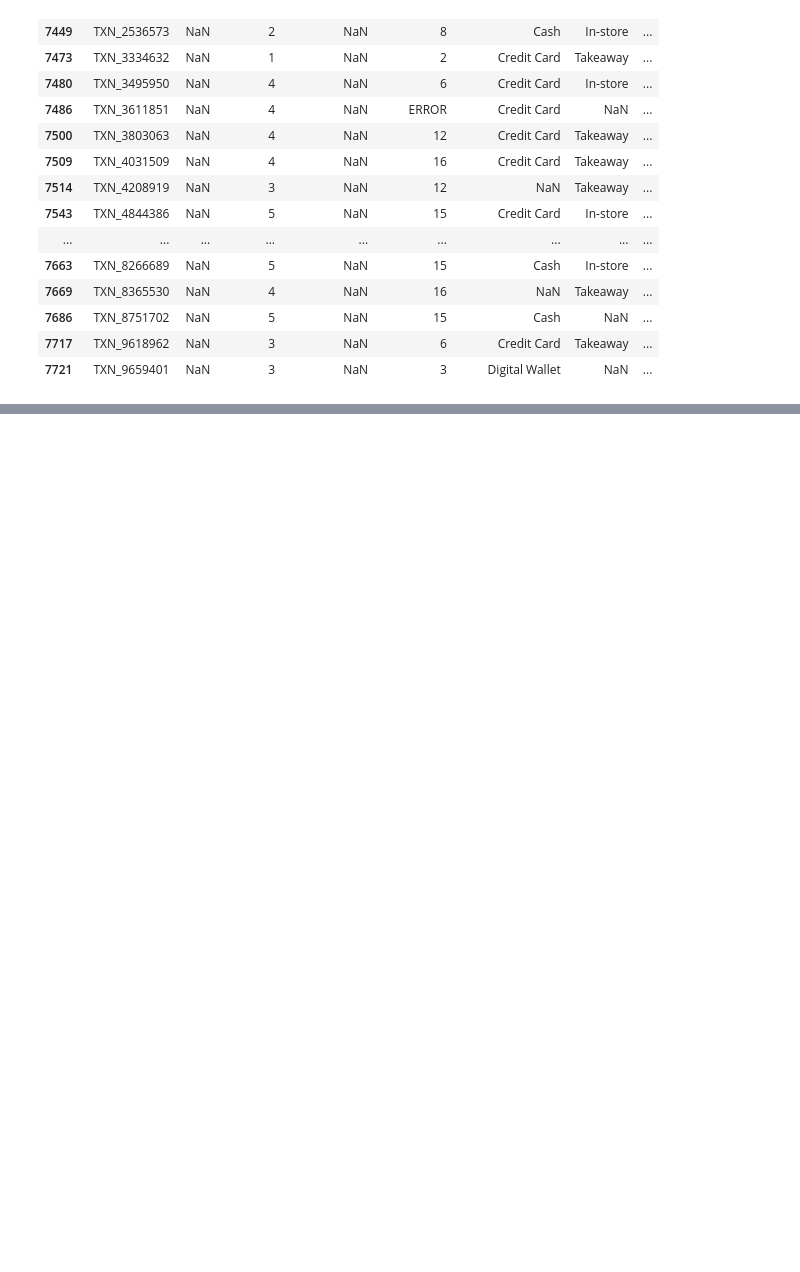
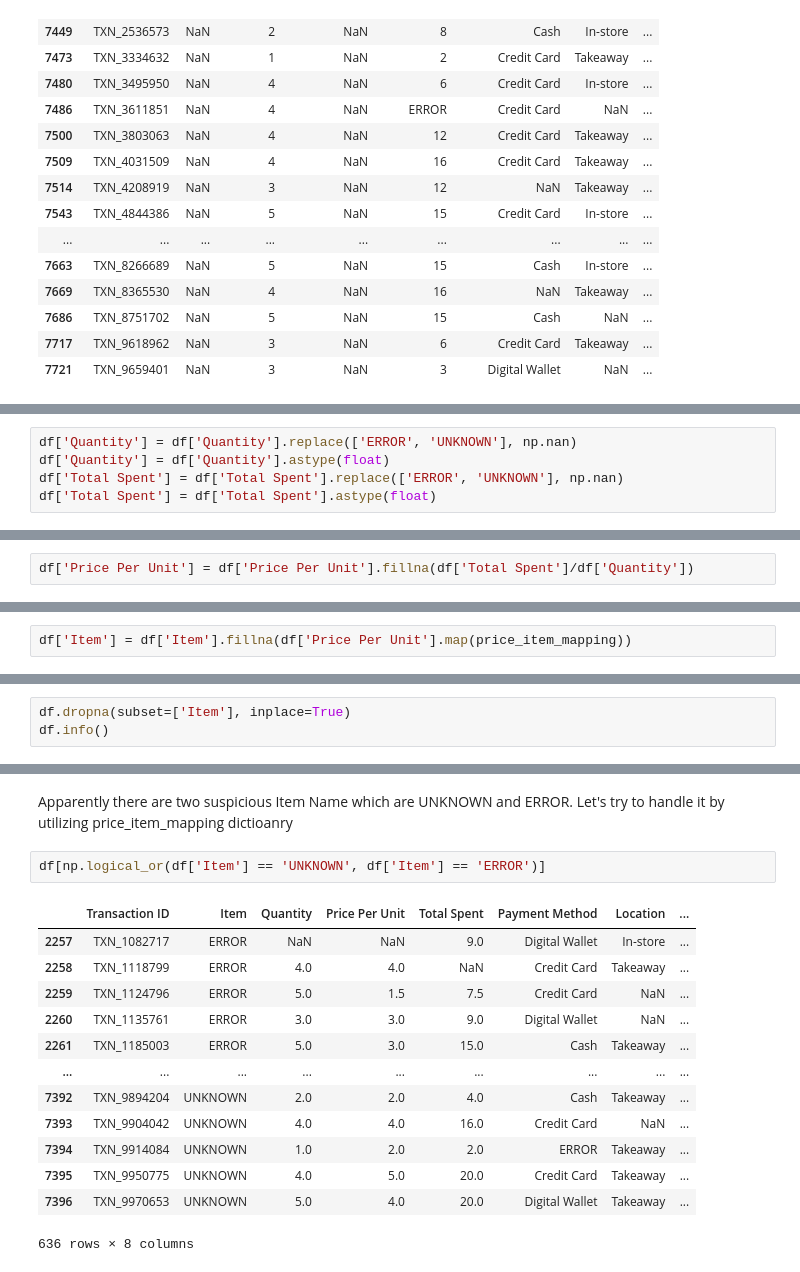
Before and after one commit to jeeenss/Data-Analysis-with-Python, a Jupyter notebook: Cafe_Sales/cafe_sales_analysis.ipynb, the cells around one changed output, grey strips where cells are left out. Cells and saved outputs as stored; diff of their text form; blank space fills up the shorter version.

Commit message:
updated data cleansing code on Items

```diff
--- a/Cafe_Sales/cafe_sales_analysis.ipynb
+++ b/Cafe_Sales/cafe_sales_analysis.ipynb
@@ -303,0 +287,5 @@ memory usage: 625.1+ KB
+# %%
+df['Quantity'] = df['Quantity'].replace(['ERROR', 'UNKNOWN'], np.nan)
+df['Quantity'] = df['Quantity'].astype(float)
+df['Total Spent'] = df['Total Spent'].replace(['ERROR', 'UNKNOWN'], np.nan)
+df['Total Spent'] = df['Total Spent'].astype(float)
@@ -303,0 +324,2 @@ memory usage: 625.1+ KB
+# %%
+df['Price Per Unit'] = df['Price Per Unit'].fillna(df['Total Spent']/df['Quantity'])
@@ -303,0 +346,2 @@ memory usage: 625.1+ KB
+# %%
+df['Item'] = df['Item'].fillna(df['Price Per Unit'].map(price_item_mapping))
@@ -303,0 +374,3 @@ memory usage: 625.1+ KB
+# %%
+df.dropna(subset=['Item'], inplace=True)
+df.info()
@@ -303,0 +410,18 @@ memory usage: 625.1+ KB
+# %% [markdown]
+Apparently there are two suspicious Item Name which are UNKNOWN and ERROR. Let's try to handle it by utilizing price_item_mapping dictioanry
+# %%
+df[np.logical_or(df['Item'] == 'UNKNOWN', df['Item'] == 'ERROR')]
+# %% [output]
+|  | Transaction ID | Item | Quantity | Price Per Unit | Total Spent | Payment Method | Location | ... |
+| 2257 | TXN_1082717 | ERROR | NaN | NaN | 9.0 | Digital Wallet | In-store | ... |
+| 2258 | TXN_1118799 | ERROR | 4.0 | 4.0 | NaN | Credit Card | Takeaway | ... |
+| 2259 | TXN_1124796 | ERROR | 5.0 | 1.5 | 7.5 | Credit Card | NaN | ... |
+| 2260 | TXN_1135761 | ERROR | 3.0 | 3.0 | 9.0 | Digital Wallet | NaN | ... |
+| 2261 | TXN_1185003 | ERROR | 5.0 | 3.0 | 15.0 | Cash | Takeaway | ... |
+| ... | ... | ... | ... | ... | ... | ... | ... | ... |
+| 7392 | TXN_9894204 | UNKNOWN | 2.0 | 2.0 | 4.0 | Cash | Takeaway | ... |
+| 7393 | TXN_9904042 | UNKNOWN | 4.0 | 4.0 | 16.0 | Credit Card | NaN | ... |
+| 7394 | TXN_9914084 | UNKNOWN | 1.0 | 2.0 | 2.0 | ERROR | Takeaway | ... |
+| 7395 | TXN_9950775 | UNKNOWN | 4.0 | 5.0 | 20.0 | Credit Card | Takeaway | ... |
+| 7396 | TXN_9970653 | UNKNOWN | 5.0 | 4.0 | 20.0 | Digital Wallet | Takeaway | ... |
+636 rows × 8 columns
```
Also changed, not shown: parts of 25 cells of this notebook.
